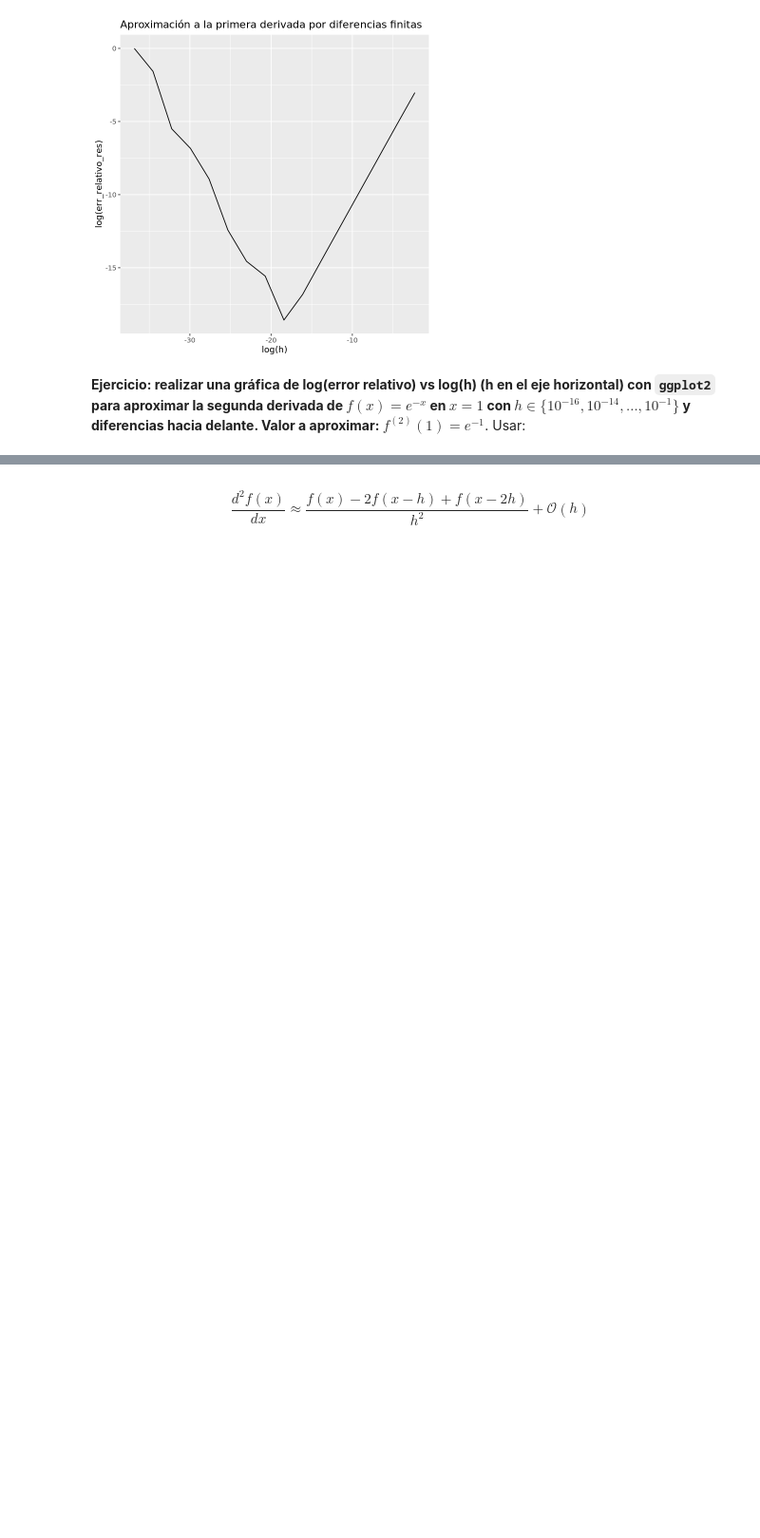
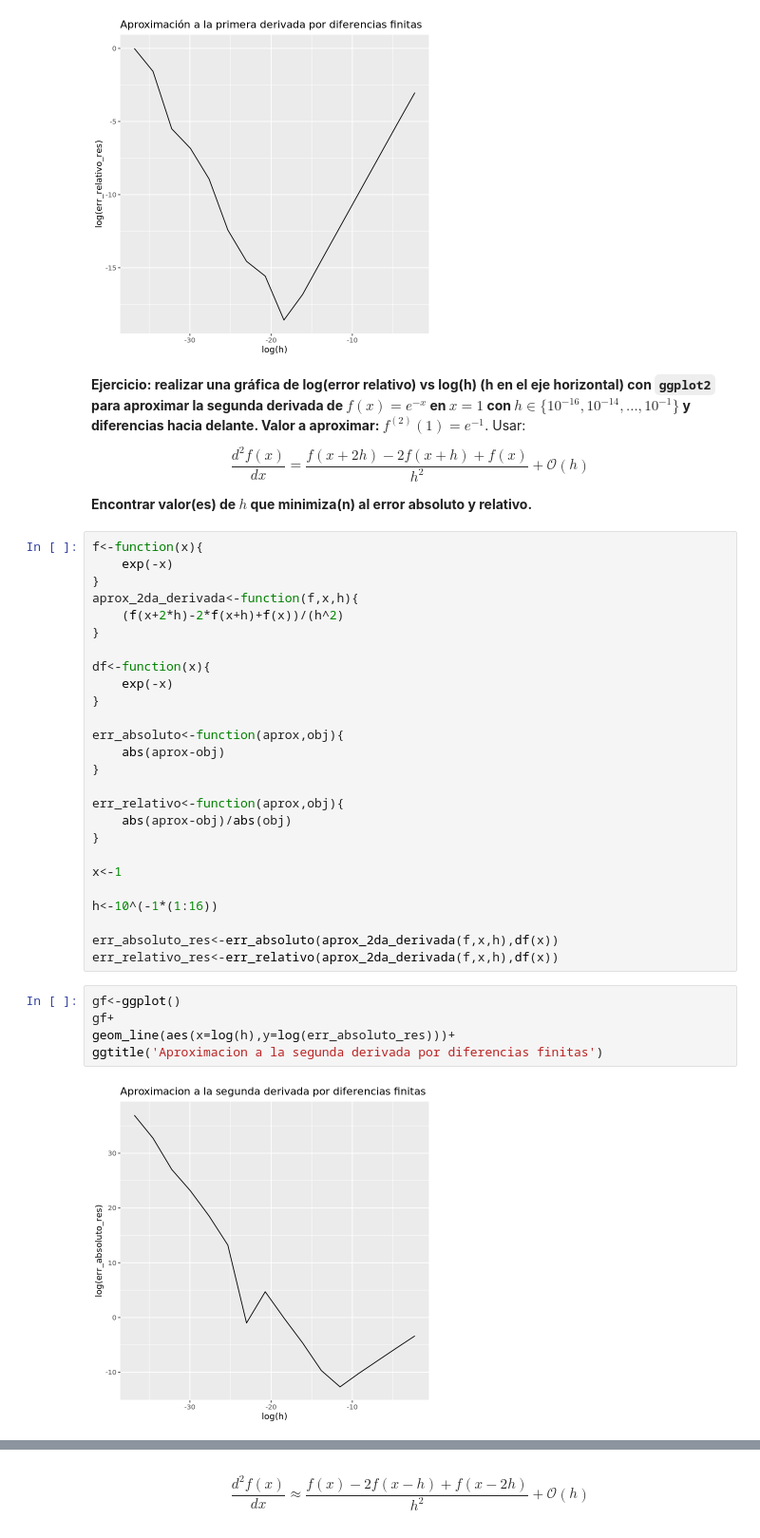
Before and after one commit to mno-2020-gh-classroom/ejercicios-de-dif-e-int-numerica-gzarazua, a Jupyter notebook: 1.4.Polinomios_de_Taylor_y_diferenciacion_numerica.ipynb, the cells around one changed output, grey strips where cells are left out. Shown at 95% size. Drawn from its saved outputs; the diff is of its cells as text; blank space fills up the shorter version.

```diff
--- a/1.4.Polinomios_de_Taylor_y_diferenciacion_numerica.ipynb
+++ b/1.4.Polinomios_de_Taylor_y_diferenciacion_numerica.ipynb
@@ -412,3 +412,40 @@ ggtitle('Aproximación a la primera derivada por diferencias finitas')
 [figure]
 # %% [markdown]
 **Ejercicio: realizar una gráfica de log(error relativo) vs log(h) (h en el eje horizontal) con `ggplot2` para aproximar la segunda derivada de $f(x)=e^{-x}$ en $x=1$ con $h \in \{10^{-16}, 10^{-14}, \dots , 10^{-1}\}$ y diferencias hacia delante. Valor a aproximar: $f^{(2)}(1) = e^{-1}$**. Usar:
+
+$$\frac{d^2f(x)}{dx} = \frac{f(x+2h)-2f(x+h)+f(x)}{h^2} + \mathcal{O}(h)$$
+
+**Encontrar valor(es) de $h$ que minimiza(n) al error absoluto y relativo.**
+# %%
+f<-function(x){
+    exp(-x)
+}
+aprox_2da_derivada<-function(f,x,h){
+    (f(x+2*h)-2*f(x+h)+f(x))/(h^2)
+}
+
+df<-function(x){
+    exp(-x)
+}
+
+err_absoluto<-function(aprox,obj){
+    abs(aprox-obj)
+}
+
+err_relativo<-function(aprox,obj){
+    abs(aprox-obj)/abs(obj)
+}
+
+x<-1
+
+h<-10^(-1*(1:16))
+
+err_absoluto_res<-err_absoluto(aprox_2da_derivada(f,x,h),df(x))
+err_relativo_res<-err_relativo(aprox_2da_derivada(f,x,h),df(x))
+# %%
+gf<-ggplot()
+gf+
+geom_line(aes(x=log(h),y=log(err_absoluto_res)))+
+ggtitle('Aproximacion a la segunda derivada por diferencias finitas')
+# %% [output]
+[figure, added]
```
Also changed, not shown: parts of 3 cells of this notebook.
